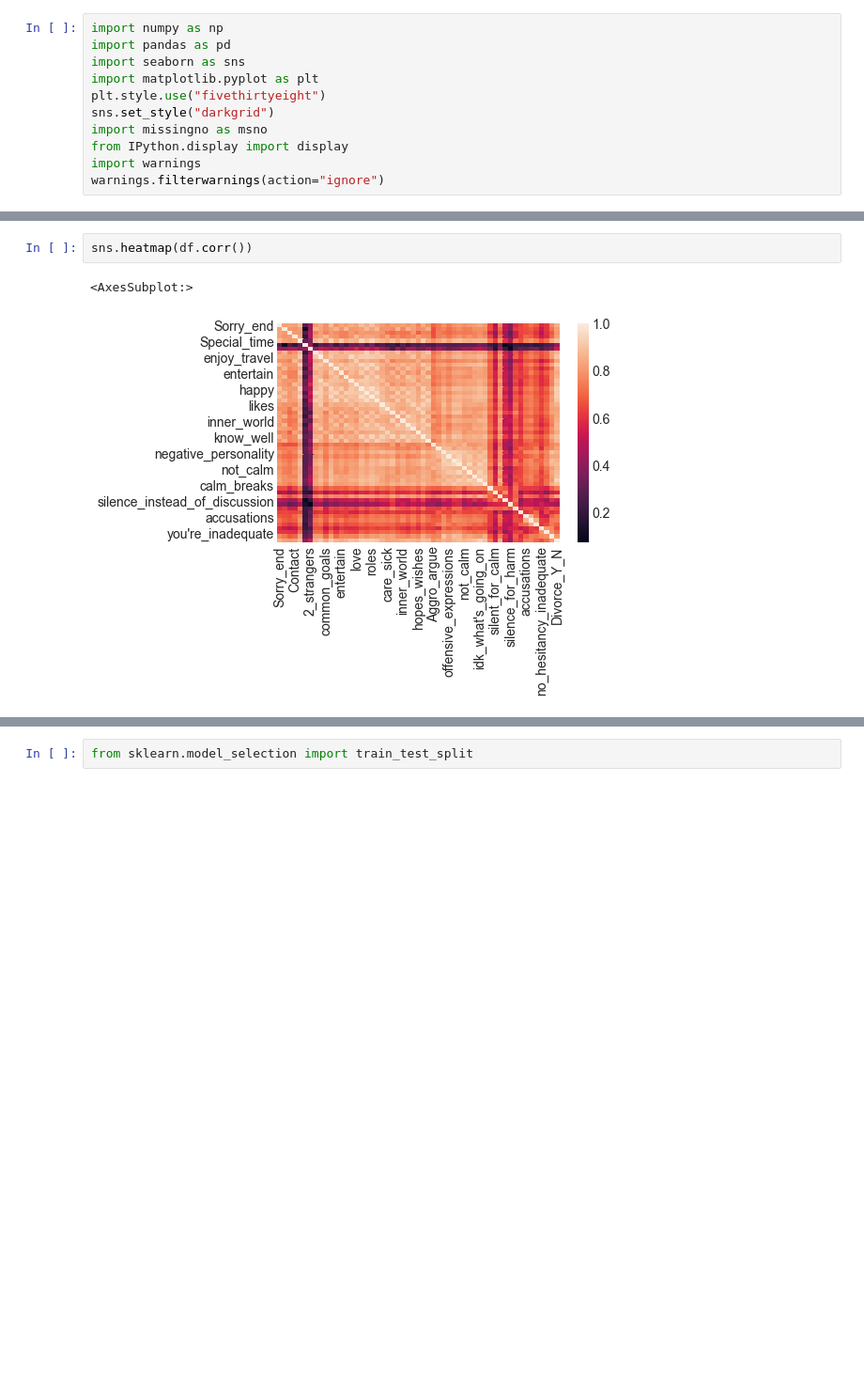
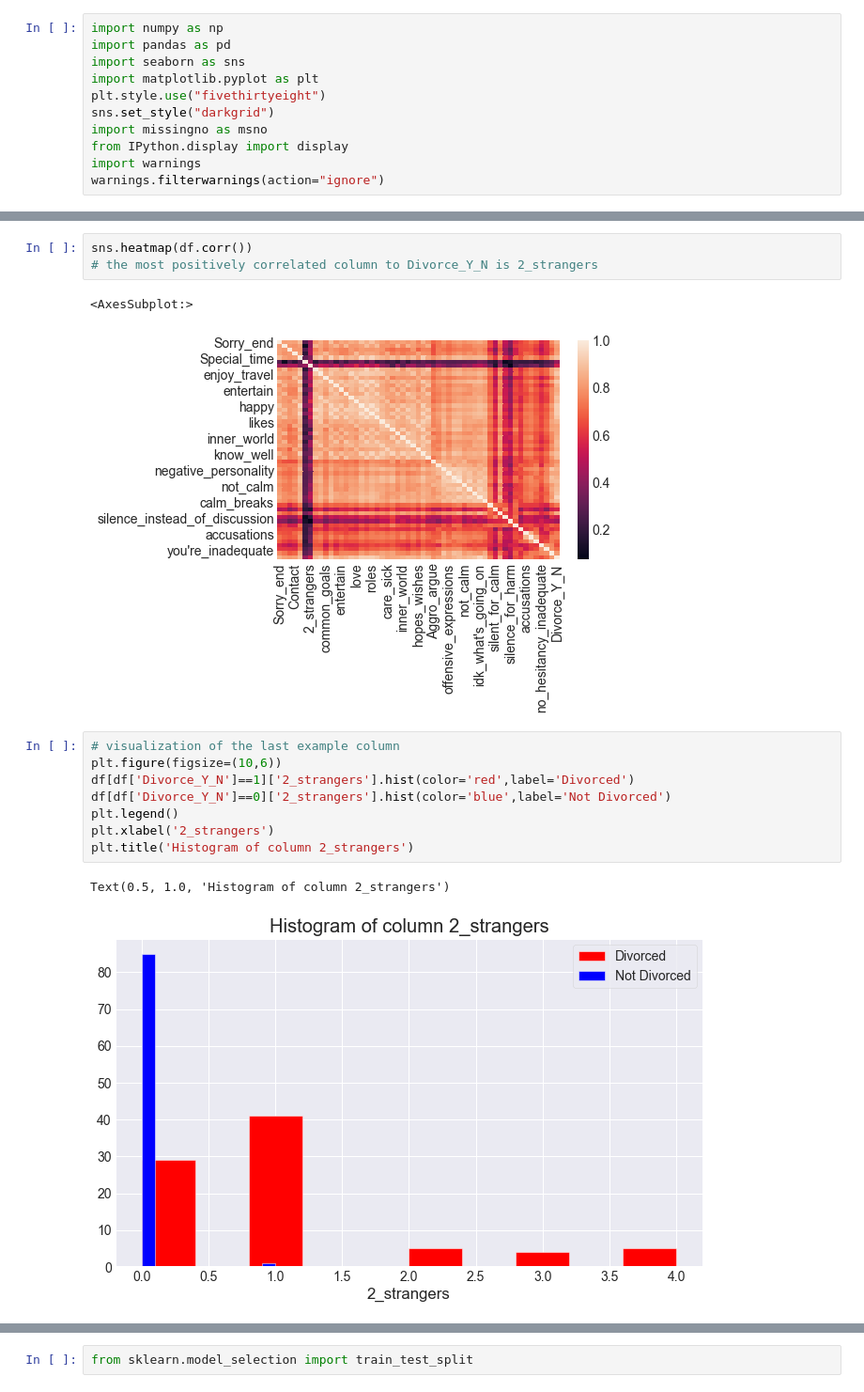
Before and after one commit to corentinleroux/ML-Project-M2IKSEM, a Jupyter notebook: Boosting.ipynb, the cells around one changed output, grey strips where cells are left out. Shown: that part at 94% size. Saved outputs shown, nothing was run; the diff lists cells and outputs as text; blank space fills up the shorter version.

```diff
--- a/Boosting.ipynb
+++ b/Boosting.ipynb
@@ -62,6 +84,18 @@ memory usage: 73.2 KB
 # %%
 sns.heatmap(df.corr())
+# the most positively correlated column to Divorce_Y_N is 2_strangers
 # %% [output]
 <AxesSubplot:>
 [figure]
+# %%
+# visualization of the last example column
+plt.figure(figsize=(10,6))
+df[df['Divorce_Y_N']==1]['2_strangers'].hist(color='red',label='Divorced')
+df[df['Divorce_Y_N']==0]['2_strangers'].hist(color='blue',label='Not Divorced')
+plt.legend()
+plt.xlabel('2_strangers')
+plt.title('Histogram of column 2_strangers')
+# %% [output]
+Text(0.5, 1.0, 'Histogram of column 2_strangers')
+[figure, added]
 # %%
```
Also changed, not shown: parts of 19 cells of this notebook.
